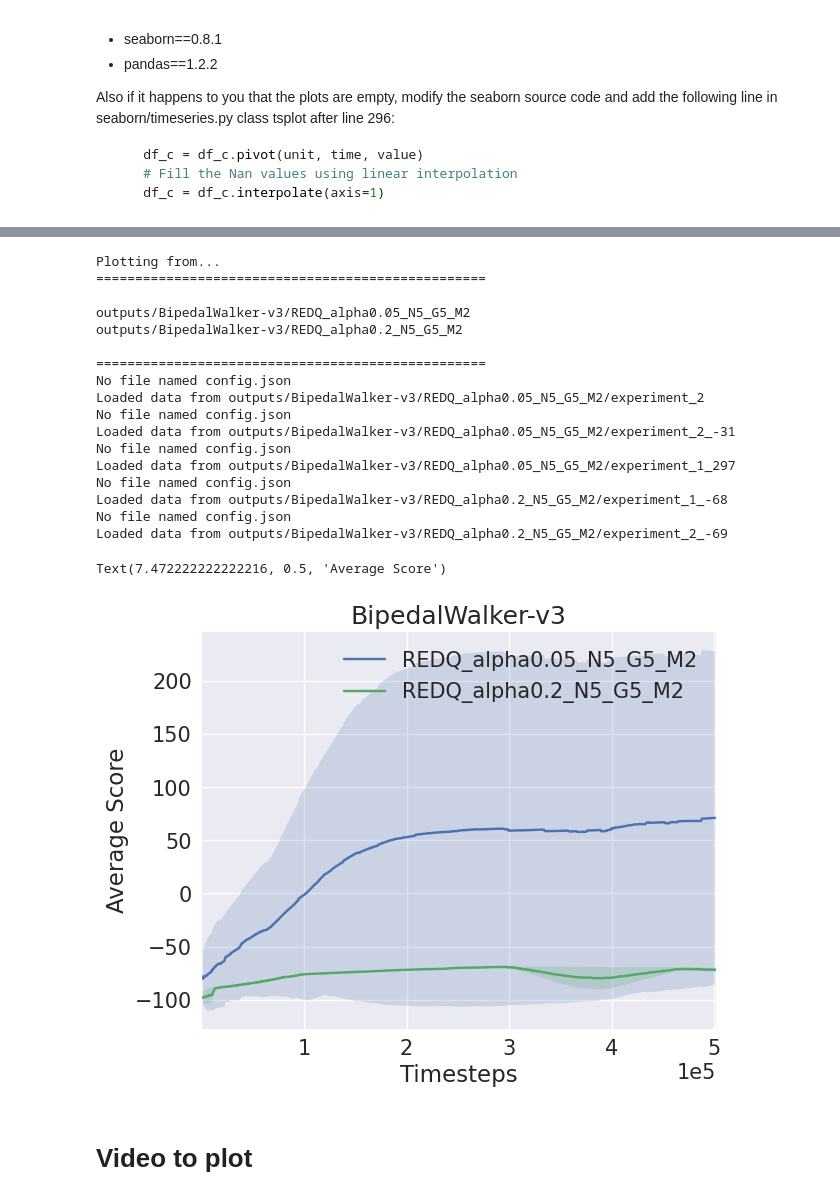
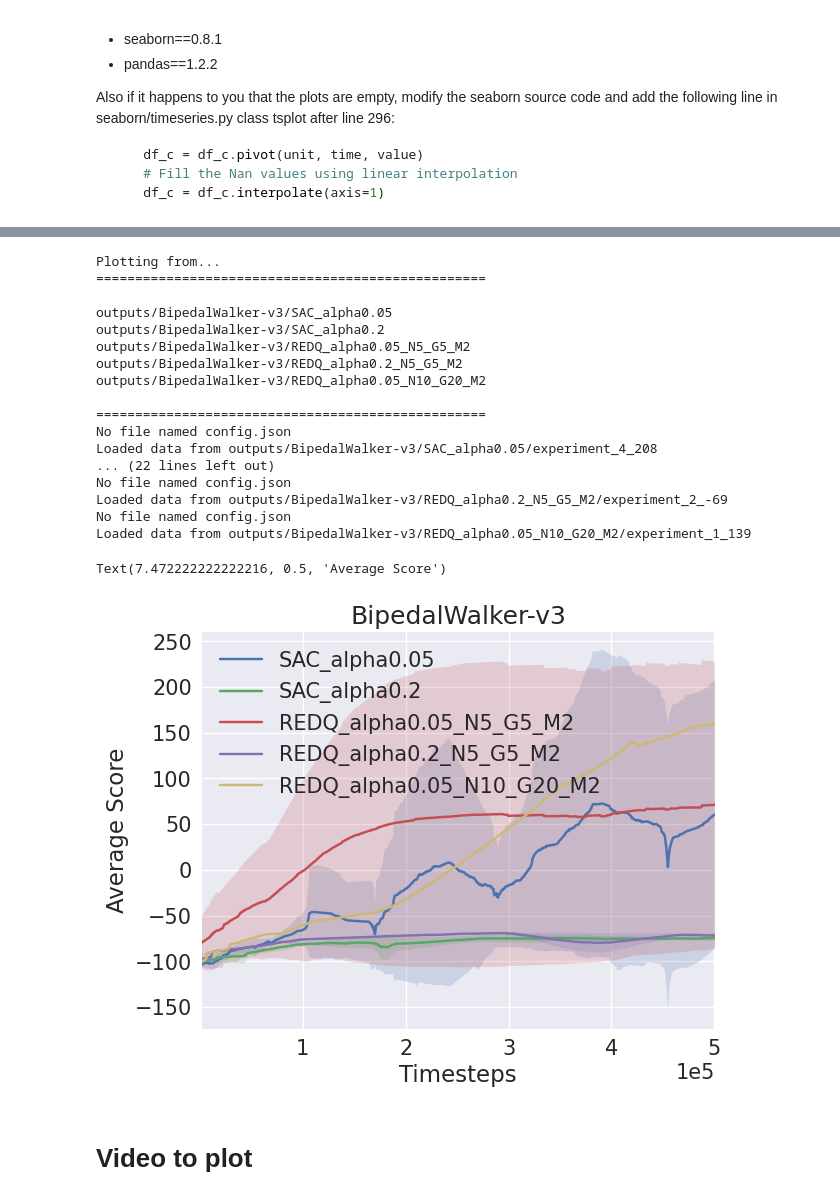
Before and after one commit to alberto-mate/REDQ, a Jupyter notebook: show_plots.ipynb, the cells around one changed output, grey strips where cells are left out. Drawn from its saved outputs; the diff is of its cells as text; code cells hidden in the pictures.

```diff
--- a/show_plots.ipynb
+++ b/show_plots.ipynb
@@ -63,50 +65,50 @@ Text(7.472222222222216, 0.5, 'Average Score')
 env_path_output = f"outputs/BipedalWalker-v3"
 env_name = env_path_output.split("/")[-1]
 make_plots([
-    #  f"{env_path_output}/SAC_alpha0.05",
-    #  f"{env_path_output}/SAC_alpha0.2",
+      f"{env_path_output}/SAC_alpha0.05",
+      f"{env_path_output}/SAC_alpha0.2",
      f"{env_path_output}/REDQ_alpha0.05_N5_G5_M2",
      f"{env_path_output}/REDQ_alpha0.2_N5_G5_M2",
-    #  f"{env_path_output}/REDQ_alpha0.05_N10_G20_M2",
+      f"{env_path_output}/REDQ_alpha0.05_N10_G20_M2",
      ],
     xaxis="timesteps_history",
     legend=[
-        # "SAC_alpha0.05",
-        # "SAC_alpha0.2",
+        "SAC_alpha0.05",
+        "SAC_alpha0.2",
         "REDQ_alpha0.05_N5_G5_M2",
         "REDQ_alpha0.2_N5_G5_M2",
-        # "REDQ_alpha0.05_N10_G20_M2"
+        "REDQ_alpha0.05_N10_G20_M2"
             ],
     values=["score_history"],
     count=False,
     smooth=100,
     select=None,
     exclude=None,
     estimator="mean",
 )
 plt.title(env_name)
 plt.xlabel("Timesteps")
 plt.ylabel("Average Score")
 # %% [output]
 Plotting from...
 ==================================================
 
+outputs/BipedalWalker-v3/SAC_alpha0.05
+outputs/BipedalWalker-v3/SAC_alpha0.2
 outputs/BipedalWalker-v3/REDQ_alpha0.05_N5_G5_M2
 outputs/BipedalWalker-v3/REDQ_alpha0.2_N5_G5_M2
+outputs/BipedalWalker-v3/REDQ_alpha0.05_N10_G20_M2
 
 ==================================================
 No file named config.json
-Loaded data from outputs/BipedalWalker-v3/REDQ_alpha0.05_N5_G5_M2/experiment_2
-No file named config.json
-Loaded data from outputs/BipedalWalker-v3/REDQ_alpha0.05_N5_G5_M2/experiment_2_-31
-No file named config.json
-Loaded data from outputs/BipedalWalker-v3/REDQ_alpha0.05_N5_G5_M2/experiment_1_297
-No file named config.json
-Loaded data from outputs/BipedalWalker-v3/REDQ_alpha0.2_N5_G5_M2/experiment_1_-68
+Loaded data from outputs/BipedalWalker-v3/SAC_alpha0.05/experiment_4_208
+... (22 lines left out)
 No file named config.json
 Loaded data from outputs/BipedalWalker-v3/REDQ_alpha0.2_N5_G5_M2/experiment_2_-69
+No file named config.json
+Loaded data from outputs/BipedalWalker-v3/REDQ_alpha0.05_N10_G20_M2/experiment_1_139
 Text(7.472222222222216, 0.5, 'Average Score')
-[figure, old version]
+[figure, new version]
 # %% [markdown]
 # Video to plot
 # %%
```
Also changed, not shown: parts of 3 cells of this notebook, 5 other files.
